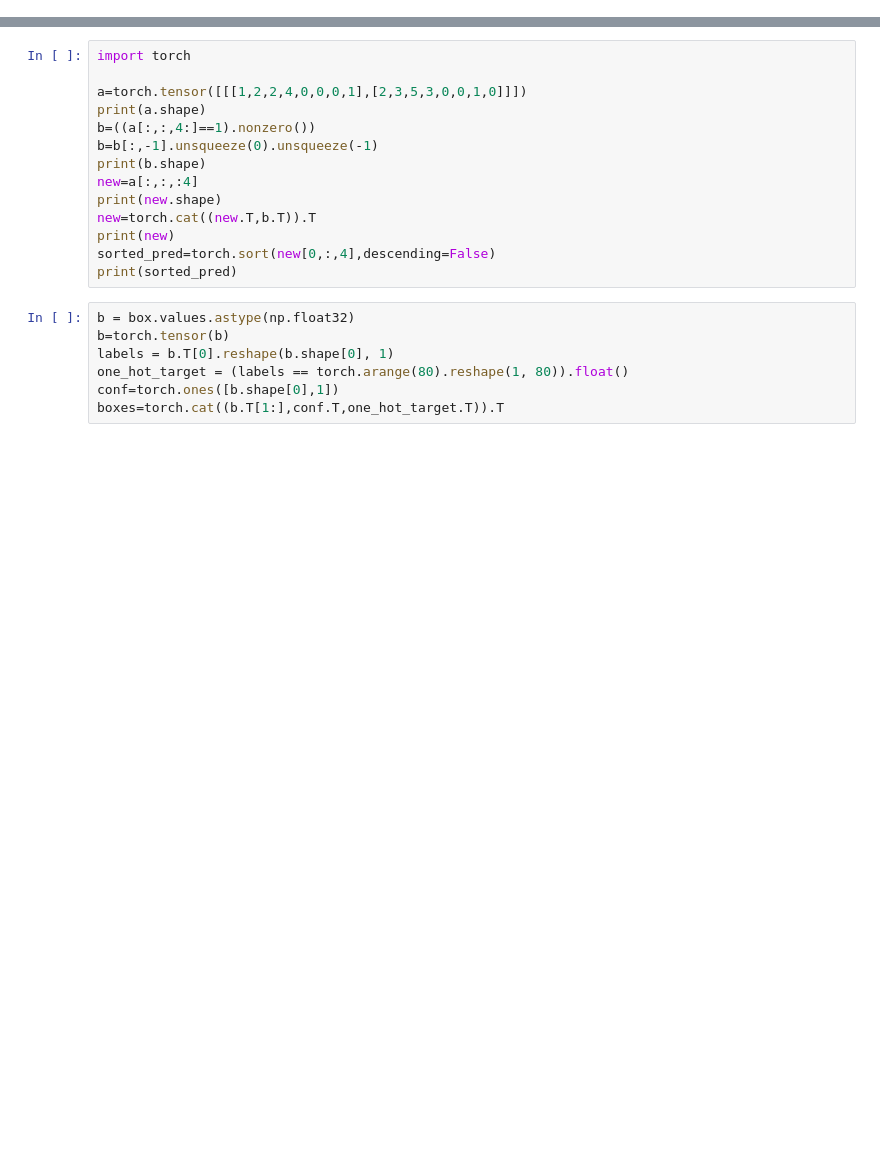
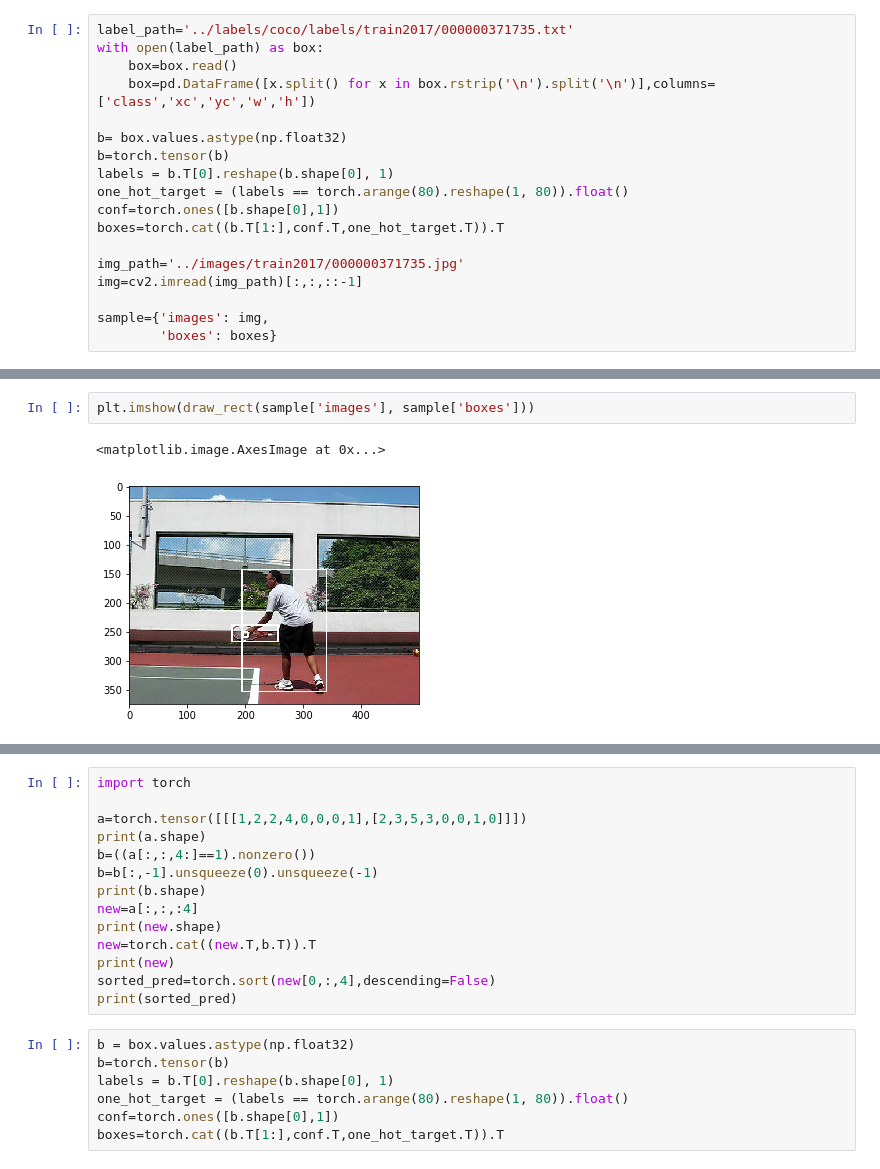
Before and after one commit to kostas1515/yolo_on_coco, a Jupyter notebook: coco.ipynb, the cells around one changed output, grey strips where cells are left out. Saved outputs shown, nothing was run; the diff lists cells and outputs as text; blank space fills up the shorter version.

```diff
--- a/coco.ipynb
+++ b/coco.ipynb
@@ -23,0 +9,18 @@ dfs = {text_file.filename: pd.read_csv(zip_file.open(text_file.filename))
+# %%
+label_path='../labels/coco/labels/train2017/000000371735.txt'
+with open(label_path) as box:
+    box=box.read()
+    box=pd.DataFrame([x.split() for x in box.rstrip('\n').split('\n')],columns=['class','xc','yc','w','h'])
+
+b= box.values.astype(np.float32)
+b=torch.tensor(b)
+labels = b.T[0].reshape(b.shape[0], 1)
+one_hot_target = (labels == torch.arange(80).reshape(1, 80)).float()
+conf=torch.ones([b.shape[0],1])
+boxes=torch.cat((b.T[1:],conf.T,one_hot_target.T)).T
+
+img_path='../images/train2017/000000371735.jpg'
+img=cv2.imread(img_path)[:,:,::-1]
+
+sample={'images': img,
+        'boxes': boxes}
@@ -23,0 +117,5 @@ dfs = {text_file.filename: pd.read_csv(zip_file.open(text_file.filename))
+# %%
+plt.imshow(draw_rect(sample['images'], sample['boxes']))
+# %% [output]
+<matplotlib.image.AxesImage at 0x...>
+[figure, added]
```
Also changed, not shown: parts of 29 cells of this notebook, 6 other files.
